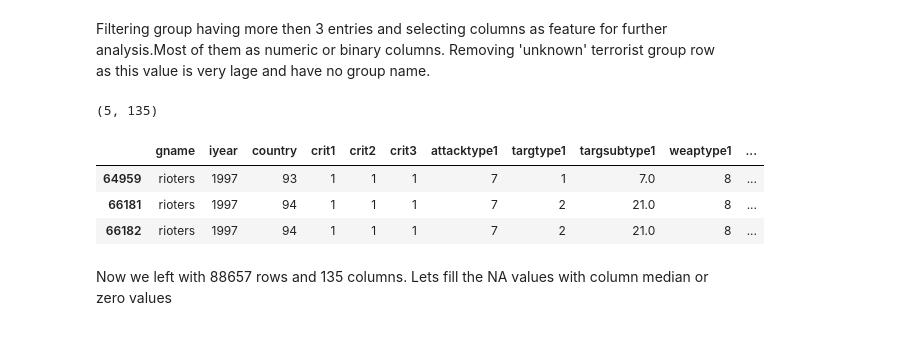
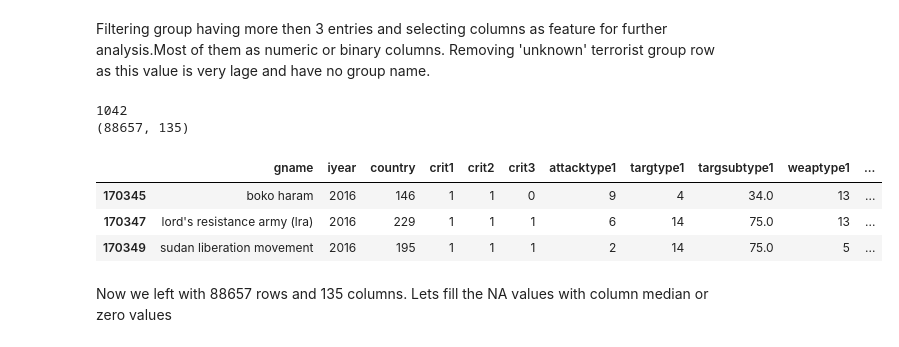
Before and after one commit to prashantg123/GTD-PredictingGroup, a Jupyter notebook: DataExploration_Preprocessing.ipynb, the cells around one changed output. Drawn from its saved outputs; the diff is of its cells as text; code cells hidden in the pictures.

```diff
--- a/DataExploration_Preprocessing.ipynb
+++ b/DataExploration_Preprocessing.ipynb
@@ -178,20 +178,22 @@ gtd.weaptype1_txt.replace(
 Filtering group having more then 3 entries and selecting columns as feature for further analysis.Most of them as numeric or binary columns. Removing 'unknown' terrorist group row as this value is very lage and have no group name.
 # %%
 filtered_group = [name for name,total  in groupCounts.items() if total >3 ]
-filtered_group.remove("Unknown")
+print(len(filtered_group))
+filtered_group.remove("unknown")
 gtd=gtd[gtd["gname"].isin(filtered_group)]
 print(gtd.shape)
 
 columns_to_keep = ['gname', 'iyear', 'country', 'crit1', 'crit2', 'crit3', 'attacktype1', 'targtype1',
                        'targsubtype1','weaptype1', 'weapsubtype1', 'ransom', 'nkill', 'nwound', 'guncertain1', 'ishostkid']
 gtd=gtd[columns_to_keep]
 gtd.tail(3)
 # %% [output]
-(5, 135)
+1042
+(88657, 135)
 |  | gname | iyear | country | crit1 | crit2 | crit3 | attacktype1 | targtype1 | targsubtype1 | weaptype1 | ... |
-| 64959 | rioters | 1997 | 93 | 1 | 1 | 1 | 7 | 1 | 7.0 | 8 | ... |
-| 66181 | rioters | 1997 | 94 | 1 | 1 | 1 | 7 | 2 | 21.0 | 8 | ... |
-| 66182 | rioters | 1997 | 94 | 1 | 1 | 1 | 7 | 2 | 21.0 | 8 | ... |
+| 170345 | boko haram | 2016 | 146 | 1 | 1 | 0 | 9 | 4 | 34.0 | 13 | ... |
+| 170347 | lord's resistance army (lra) | 2016 | 229 | 1 | 1 | 1 | 6 | 14 | 75.0 | 13 | ... |
+| 170349 | sudan liberation movement | 2016 | 195 | 1 | 1 | 1 | 2 | 14 | 75.0 | 5 | ... |
 # %% [markdown]
 Now we left with 88657 rows and 135 columns. Lets fill the NA values with column median or zero values
 # %%
```
Also changed, not shown: parts of 7 cells of this notebook.
